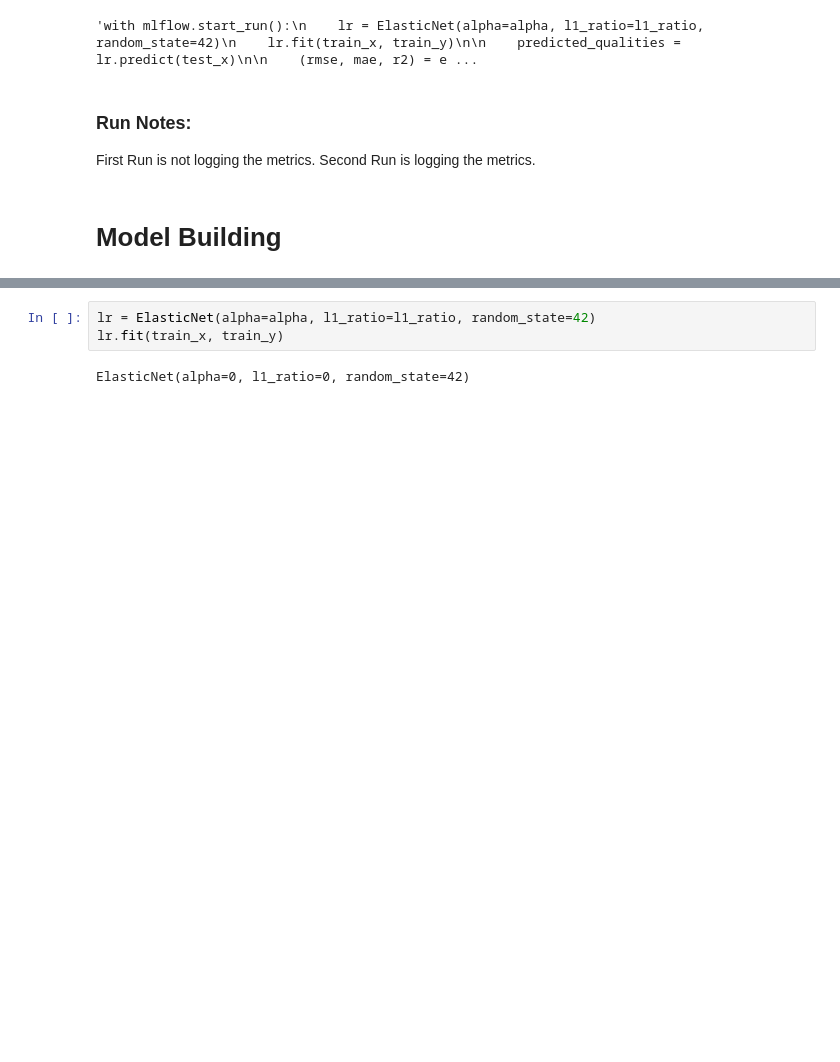
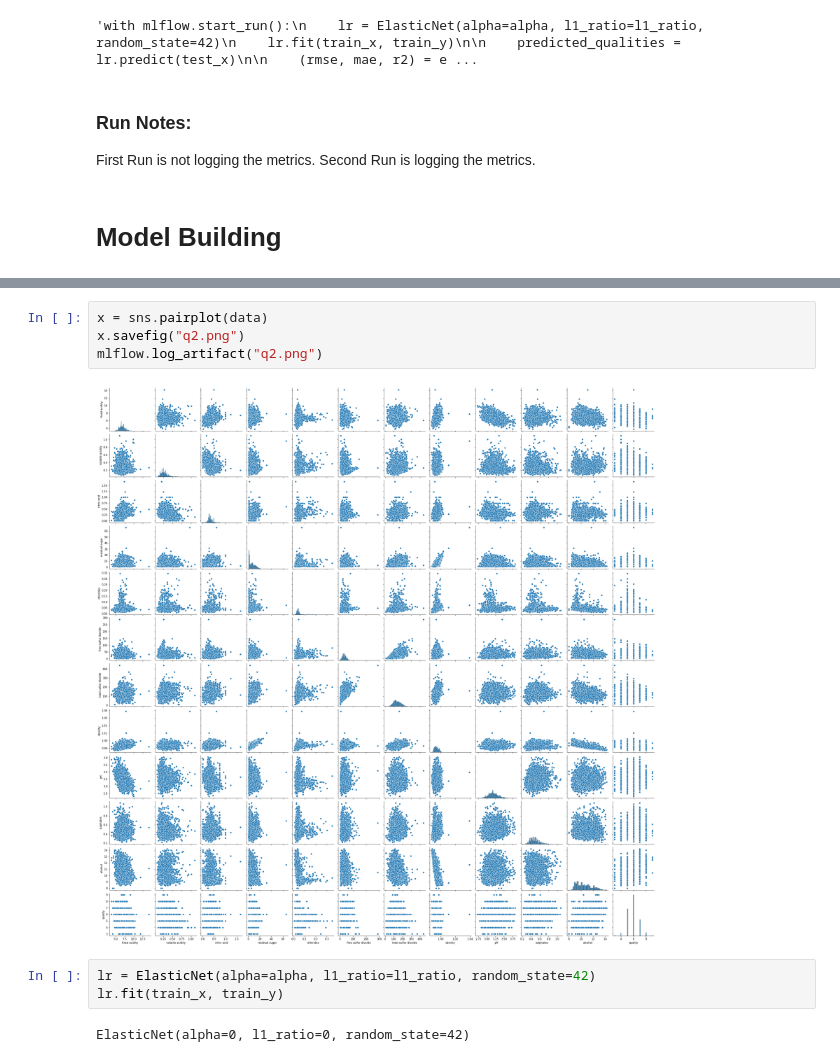
Before and after one commit to mattblasa/Enhancing-ML-Flow-with-Comet, a Jupyter notebook: test.ipynb, the cells around one changed output, grey strips where cells are left out. Saved outputs shown, nothing was run; the diff lists cells and outputs as text; blank space fills up the shorter version.

```diff
--- a/test.ipynb
+++ b/test.ipynb
@@ -152,3 +160,9 @@ mlflow.log_artifact("quality.png")
+# %%
+x = sns.pairplot(data)
+x.savefig("q2.png")
+mlflow.log_artifact("q2.png")
+# %% [output]
+[figure, added]
 # %%
 lr = ElasticNet(alpha=alpha, l1_ratio=l1_ratio, random_state=42)
 lr.fit(train_x, train_y)
```
Also changed, not shown: parts of 7 cells of this notebook, 33 other files.
